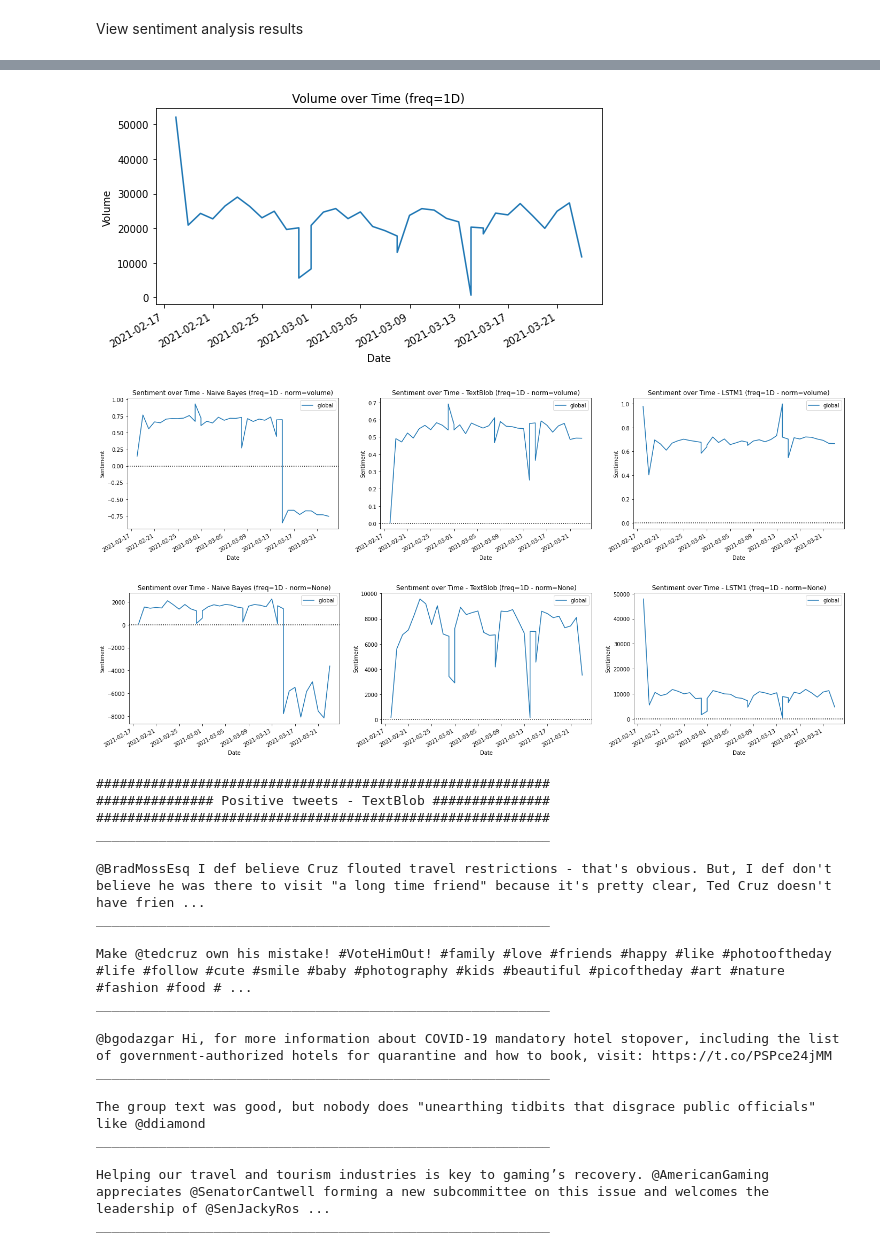
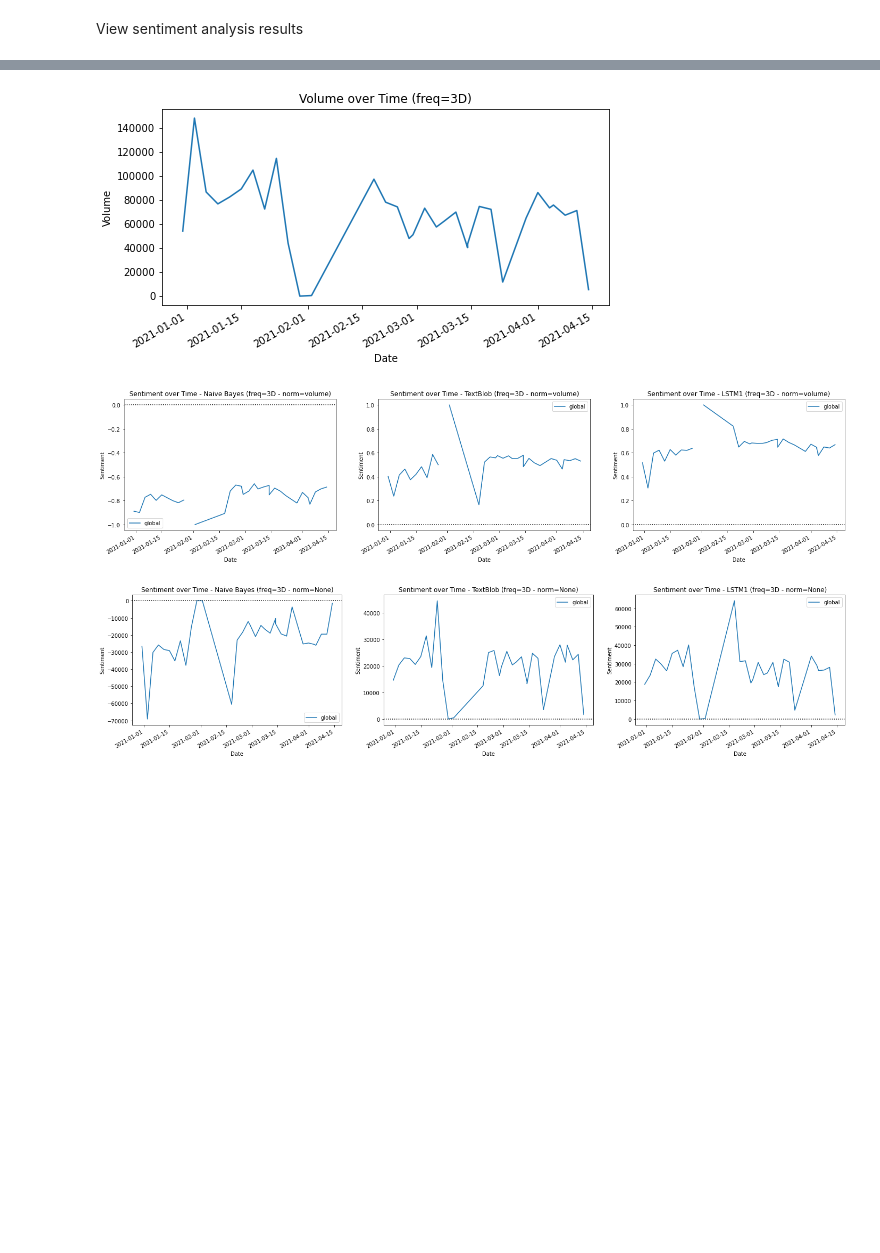
Before and after one commit to xaviercallens/travelsentimentanalysisCOVIDrecovery, a Jupyter notebook: Sentiment/Génération des résultats/View sentiment analysis.ipynb, the cells around one changed output, grey strips where cells are left out. Cells and saved outputs as stored; diff of their text form; code cells hidden in the pictures; blank space fills up the shorter version.

```diff
--- a/Sentiment/Génération des résultats/View sentiment analysis.ipynb
+++ b/Sentiment/Génération des résultats/View sentiment analysis.ipynb
@@ -21,16 +3,21 @@ Mounted at /content/drive/
+# %%
+root_folder = '/home/jupyter/travelsentimentanalysisCOVIDrecovery/'
+
+# Import packages
+from sa_viewer import Sentiment_analysis_viewer
 # %% [markdown]
 Load sentiment analysis results
 # %%
 vw = Sentiment_analysis_viewer(
-    tweets_folder = drive_folder + 'Dataset/',
-    sentiment_analysis_folder = drive_folder + 'Dataset/Sentiment analysis/',
-    tweets_filenames = ['stream_tweets_Week1_230k', 'stream_tweets_Week2_160k', 'stream_tweets_Week3_156k', 'stream_tweets_Week4_181k'],
-    # tweets_filenames = ['stream_tweets_Week4_181k'],
+    tweets_folder = root_folder + 'Tweets/',
+    sentiment_analysis_folder = root_folder + 'Sentiment/Génération des résultats/Sentiment analysis/',
+    tweets_filenames = ['stream_tweets_587k', 'stream_tweets_Week1_230k', 'stream_tweets_Week2_160k', 'stream_tweets_Week3_156k', 'stream_tweets_Week4_181k', 'stream_tweets_Week6th_202k', 'stream_tweets_7th_week'],
+#     tweets_filenames = ['stream_tweets_Week4_181k'],
     models_names = ['Naive Bayes', 'TextBlob', 'LSTM1'],
-    # models_names = ['TextBlob'],
+#     models_names = ['LSTM1'],
     sent_over_time_params=[
-        {'freq': '1D', 'norm': 'volume'},
-        {'freq': '1D', 'norm': 'None'}
+        {'freq': '3D', 'norm': 'volume'},
+        {'freq': '3D', 'norm': 'None'}
     ]
 )
 # %% [markdown]
@@ -40,5 +27,5 @@ vw.sentiment_distribution.plot(show_percentage=True, figsize=(6,4), figrow=1)
 vw.sentiment_over_time.plot_volume(param_idx=0, figsize=(8,4))
 vw.sentiment_over_time.plot(param_idx=0, figsize=(8,5), figrow=1)
 vw.sentiment_over_time.plot(param_idx=1, figsize=(8,5), figrow=1)
-vw.text_by_sentiment.print(model='TextBlob', sentiment=1, nb_texts=5)
+# vw.text_by_sentiment.print(model='LSTM1', sentiment=1, nb_texts=5)
 # %% [output]
@@ -46,22 +33,3 @@ vw.text_by_sentiment.print(model='TextBlob', sentiment=1, nb_texts=5)
-[figure, old version]
+[figure, new version]
-[figure, old version]
+[figure, new version]
-[figure, old version]
+[figure, new version]
-##########################################################
-############### Positive tweets - TextBlob ###############
-##########################################################
-__________________________________________________________
-
-@BradMossEsq I def believe Cruz flouted travel restrictions - that's obvious. But, I def don't believe he was there to visit "a long time friend" because it's pretty clear, Ted Cruz doesn't have frien ...
-__________________________________________________________
-
-Make @tedcruz own his mistake! #VoteHimOut! #family #love #friends #happy #like #photooftheday #life #follow #cute #smile #baby #photography #kids #beautiful #picoftheday #art #nature #fashion #food # ...
-__________________________________________________________
-
-@bgodazgar Hi, for more information about COVID-19 mandatory hotel stopover, including the list of government-authorized hotels for quarantine and how to book, visit: https://t.co/PSPce24jMM
-__________________________________________________________
-
-The group text was good, but nobody does "unearthing tidbits that disgrace public officials" like @ddiamond
-__________________________________________________________
-
-Helping our travel and tourism industries is key to gaming’s recovery. @AmericanGaming appreciates @SenatorCantwell forming a new subcommittee on this issue and welcomes the leadership of @SenJackyRos ...
-__________________________________________________________
```
Also changed, not shown: parts of 3 cells of this notebook, 12 other files.
